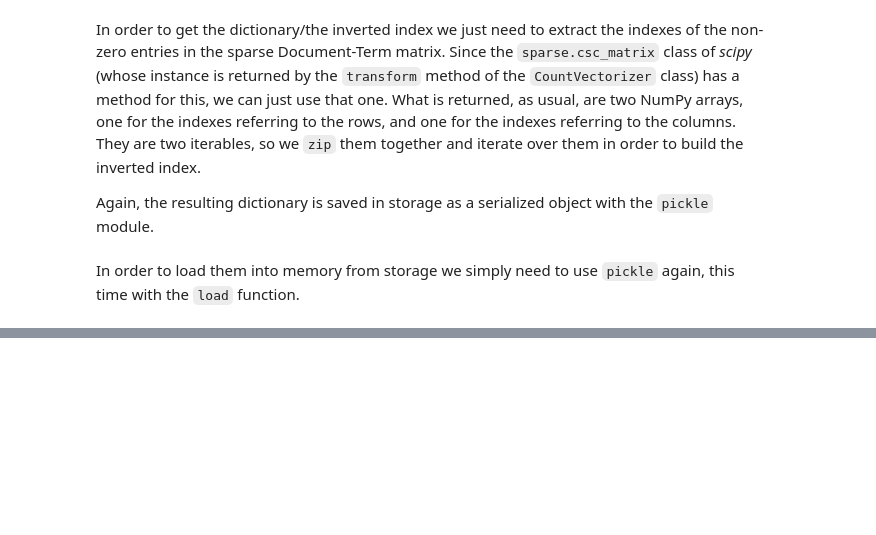
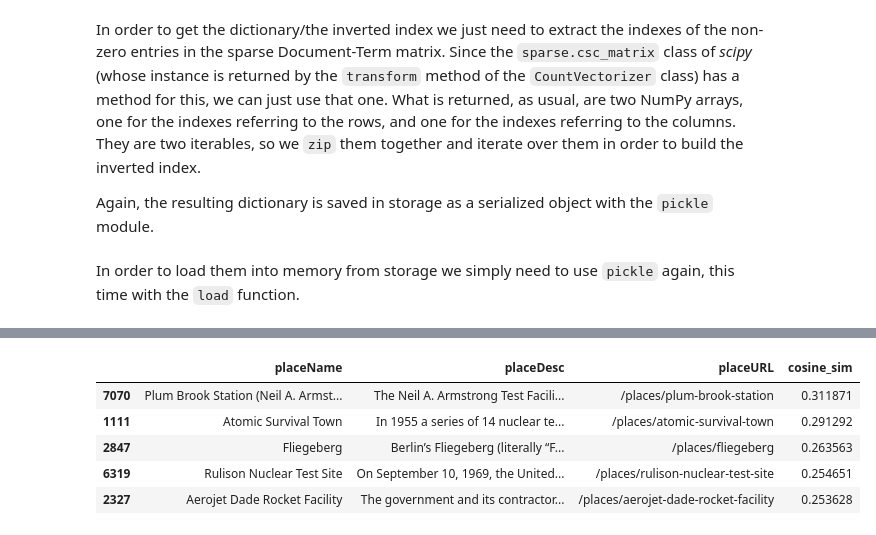
Before and after one commit to sim2000dg/hw3_group28_ADM, a Jupyter notebook: search_engine.ipynb, the cells around one changed output, grey strips where cells are left out. Cells and saved outputs as stored; diff of their text form; code cells hidden in the pictures; blank space fills up the shorter version.

Commit message:
Command line question completed. Search engine with cosine similarity completed.

```diff
--- a/search_engine.ipynb
+++ b/search_engine.ipynb
@@ -21,6 +22,7 @@ nltk.download('omw-1.4') # wordnet
 # %%
 # First of all, let's load the csv/the tsv
 places  = pd.read_csv("places.tsv", sep = "\t", index_col=0)
+places.drop_duplicates(inplace=True)
 # %% [markdown]
 ## 2. Search Engine
 <a id = "point_2"></a>
@@ -146,0 +193,13 @@ search_engine1(vocabulary_word_index, inverted_index_onehot, places)
+# %%
+# %%prun # Profile the code to check that fancy indexing is working (documentation for SciPy is really not up to the standards)
+# I wanted to be sure that it was NOT iterating over the indexes in order to retrieve the elements from the sparse matrix. In other words, I wanted to check the vectorization of the retrieval op
+from collections import defaultdict
+inverted_index_tfidf = defaultdict(list)
+
+nonzero_entries = term_document_tfidf.nonzero() # Get indexes (for rows and for columns) of the non-zero entries in the sparse matrix
+
+flattened_sparse = np.asarray(term_document_tfidf[nonzero_entries[0], nonzero_entries[1]]).flatten() # Flatten the matrix to a vector of its non-zero entries (simple fancy indexing op)
+for row in zip(nonzero_entries[0], nonzero_entries[1], flattened_sparse):  # Build iterator that returns row and column index + value of non-zero entries at each iteration
+    inverted_index_tfidf[row[0]].append((row[1], row[2])) # Appending tuples to the list assigned to each term/token/key
+with open("inverted_index_tfidf.pickle", "wb") as inverted_index_file:
+    pickle.dump(inverted_index_tfidf, file = inverted_index_file)
@@ -146,0 +286,9 @@ search_engine1(vocabulary_word_index, inverted_index_onehot, places)
+# %%
+search_engine2(vocabulary_word_index, inverted_index_tfidf, places)
+# %% [output]
+|  | placeName | placeDesc | placeURL | cosine_sim |
+| 7070 | Plum Brook Station (Neil A. Armst... | The Neil A. Armstrong Test Facili... | /places/plum-brook-station | 0.311871 |
+| 1111 | Atomic Survival Town | In 1955 a series of 14 nuclear te... | /places/atomic-survival-town | 0.291292 |
+| 2847 | Fliegeberg | Berlin’s Fliegeberg (literally “F... | /places/fliegeberg | 0.263563 |
+| 6319 | Rulison Nuclear Test Site | On September 10, 1969, the United... | /places/rulison-nuclear-test-site | 0.254651 |
+| 2327 | Aerojet Dade Rocket Facility | The government and its contractor... | /places/aerojet-dade-rocket-facility | 0.253628 |
```
Also changed, not shown: parts of 16 cells of this notebook, 1 other file.
